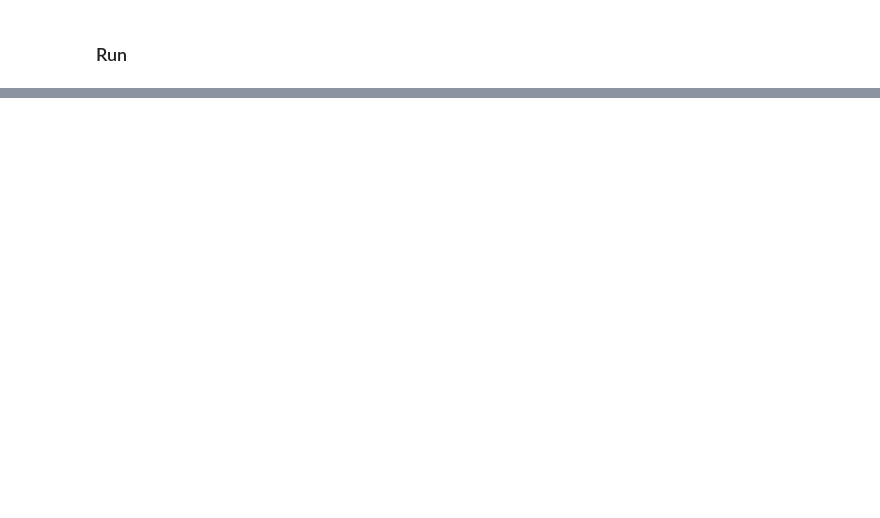
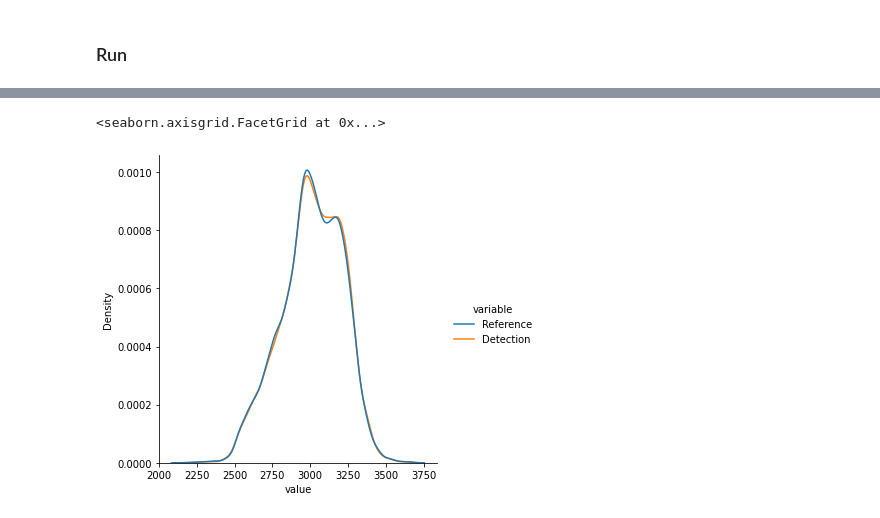
Before and after one commit to fastforwardlabs/concept-drift, a Jupyter notebook: notebooks/Covtype_experiment_dev.ipynb, the cells around one changed output, grey strips where cells are left out. Drawn from its saved outputs; the diff is of its cells as text; code cells hidden in the pictures; blank space fills up the shorter version.

```diff
--- a/notebooks/Covtype_experiment_dev.ipynb
+++ b/notebooks/Covtype_experiment_dev.ipynb
@@ -129,0 +227,4 @@ plot_response_distributions_bysplit(sqsi_mr)
+# %%
+# pull a consequtive reference/detection window pair
+ref_features, ref_labels = ED_dataset.get_window_data(window_idx=0)
+det_features, det_labels = ED_dataset.get_window_data(window_idx=1)
@@ -129,0 +255,4 @@ plot_response_distributions_bysplit(sqsi_mr)
+# %%
+ref_ss = StandardScaler()
+ref_ss.fit_transform(ref_features)
+ref_ss.mean_, ref_ss.var_
@@ -129,0 +299,7 @@ plot_response_distributions_bysplit(sqsi_mr)
+# %%
+column_transformer = ColumnTransformer(
+    [
+        ("continuous", StandardScaler(), column_mapping["numerical_features"]),
+        ("categorical", "passthrough", column_mapping["categorical_features"]),
+    ]
+)
@@ -129,0 +308,2 @@ plot_response_distributions_bysplit(sqsi_mr)
+# %%
+column_transformer.fit(ref_features)
@@ -129,0 +357,16 @@ plot_response_distributions_bysplit(sqsi_mr)
+# %%
+# original distribution
+# transformed distribution
+df = pd.DataFrame(
+    np.stack(
+        [ref_features.iloc[:, 0].to_numpy(), det_features.iloc[:, 0].to_numpy()]
+    ).T,
+    columns=["Reference", "Detection"],
+).melt()
+
+df.value = df.value.astype("float")
+
+sns.displot(data=df, kind="kde", x="value", hue="variable")
+# %% [output]
+<seaborn.axisgrid.FacetGrid at 0x...>
+[figure, added]
```
Also changed, not shown: parts of 51 cells of this notebook, 2 other files.
